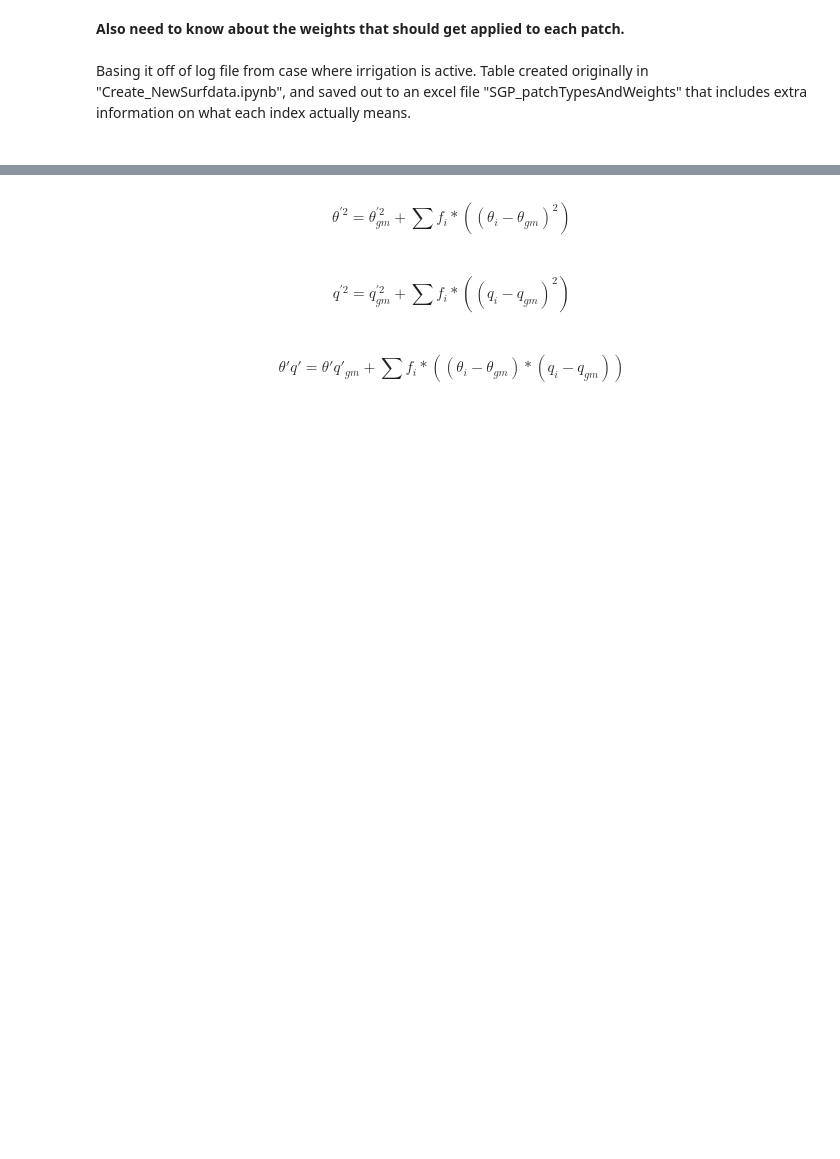
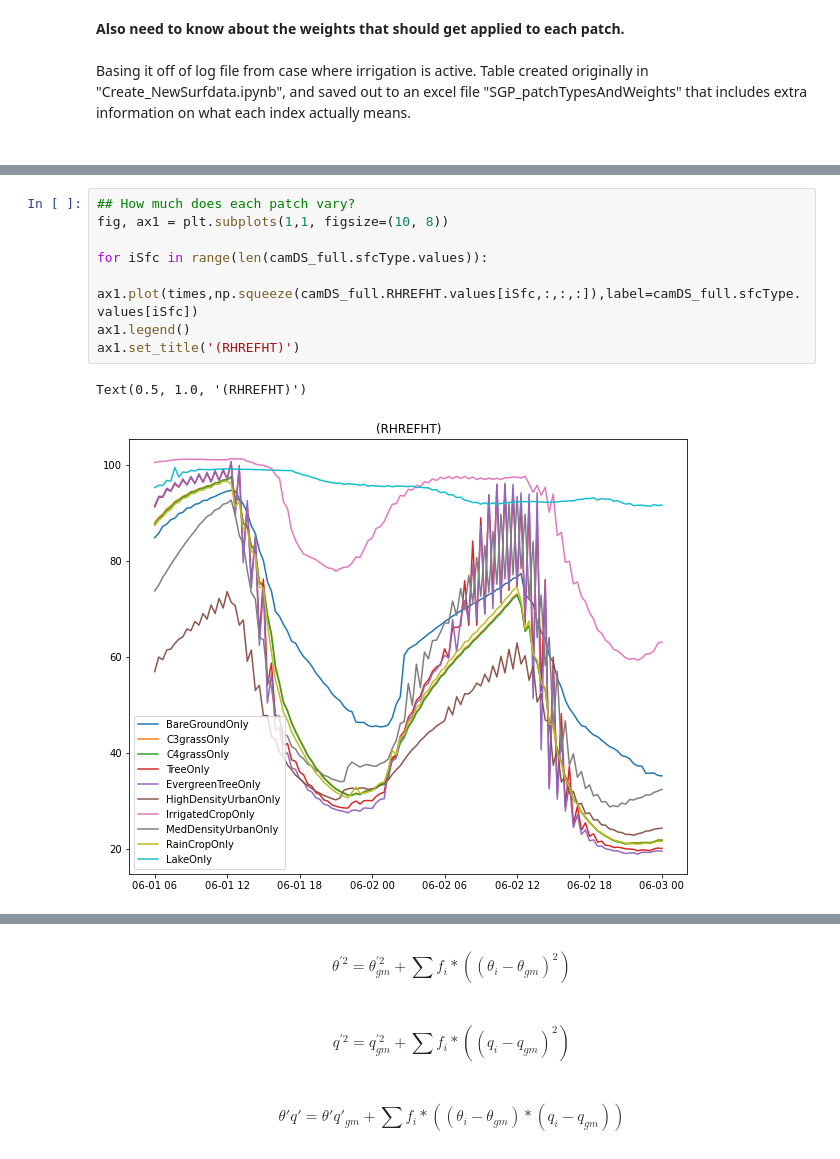
Before and after one commit to megandevlan/CLASP-CESM2_analysis, a Jupyter notebook: SCAM_SinglePFTcomparison.ipynb, the cells around one changed output, grey strips where cells are left out. Saved outputs shown, nothing was run; the diff lists cells and outputs as text; blank space fills up the shorter version.

```diff
--- a/SCAM_SinglePFTcomparison.ipynb
+++ b/SCAM_SinglePFTcomparison.ipynb
@@ -168,0 +204,11 @@ sfcTypeWeights[np.where(camDS_full.sfcType=='RainCropOnly')[0]] = patchWeights[n
+# %%
+## How much does each patch vary?
+fig, ax1 = plt.subplots(1,1, figsize=(10, 8))
+
+for iSfc in range(len(camDS_full.sfcType.values)):
+    ax1.plot(times,np.squeeze(camDS_full.RHREFHT.values[iSfc,:,:,:]),label=camDS_full.sfcType.values[iSfc])
+ax1.legend()
+ax1.set_title('(RHREFHT)')
+# %% [output]
+Text(0.5, 1.0, '(RHREFHT)')
+[figure, added]
```
Also changed, not shown: parts of 34 cells of this notebook, 9 other files.
